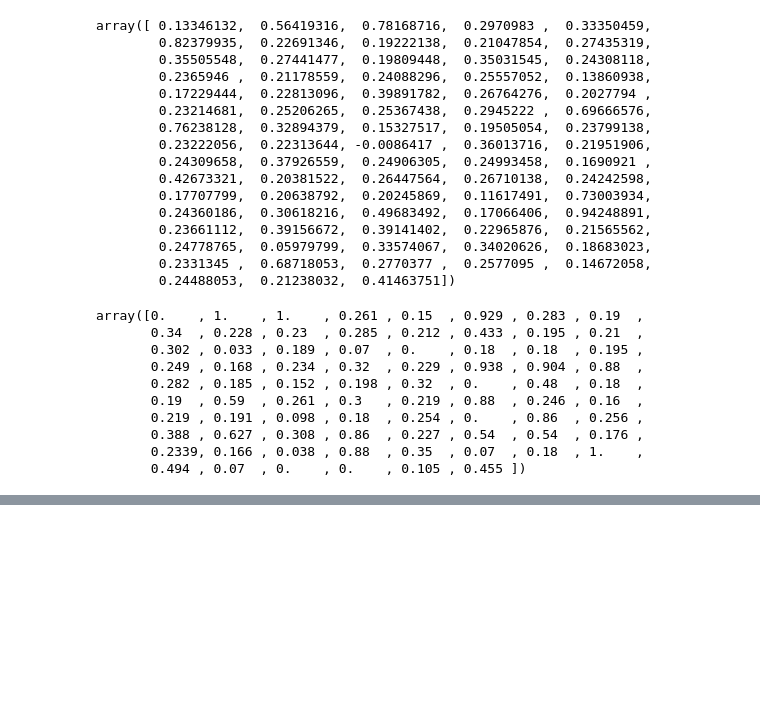
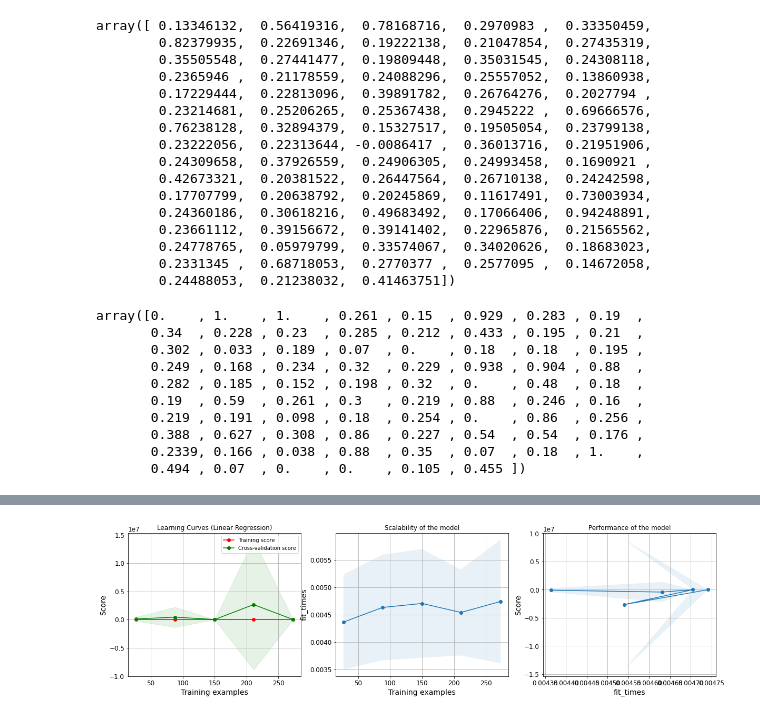
Before and after one commit to ZJUEarthData/DS_explore, a Jupyter notebook: chinese/linear_polynomial_regression/linear_polynomial_reg.ipynb, the cells around one changed output, grey strips where cells are left out. Cells and saved outputs as stored; diff of their text form; code cells hidden in the pictures; blank space fills up the shorter version.

```diff
--- a/chinese/linear_polynomial_regression/linear_polynomial_reg.ipynb
+++ b/chinese/linear_polynomial_regression/linear_polynomial_reg.ipynb
@@ -205,5 +190,4 @@ V2O5       True
 dtype: bool
 # %%
-# 将训练集中特征的空值插值为0
-major_el.fillna(0, inplace=True)
-major_el.head()
+# 填充空缺值
+dataset.fillna(0, inplace=True)
@@ -216,0 +194,4 @@ major_el.head()
+# %%
+# drop()会创建一份数据备份，不会影响train_set，X为特征值，y为标签值
+X = dataset.drop("Fe3+/Fetot", axis=1)
+y = dataset["Fe3+/Fetot"].copy()
@@ -578,0 +842,8 @@ Saving figure regularized_polynomial_learning_curves
+# %%
+from sklearn.linear_model import LinearRegression
+cv = ShuffleSplit(n_splits=20, test_size=0.3, random_state=0)
+estimator = LinearRegression()
+title = "Learning Curves (Linear Regression)"
+plot_learning_curve(estimator, title, X, y,
+                    n_jobs=-1, cv=cv)
+# %% [output]
@@ -578,0 +851 @@ Saving figure regularized_polynomial_learning_curves
+[figure, added]
```
Also changed, not shown: parts of 75 cells of this notebook, 10 other files.
